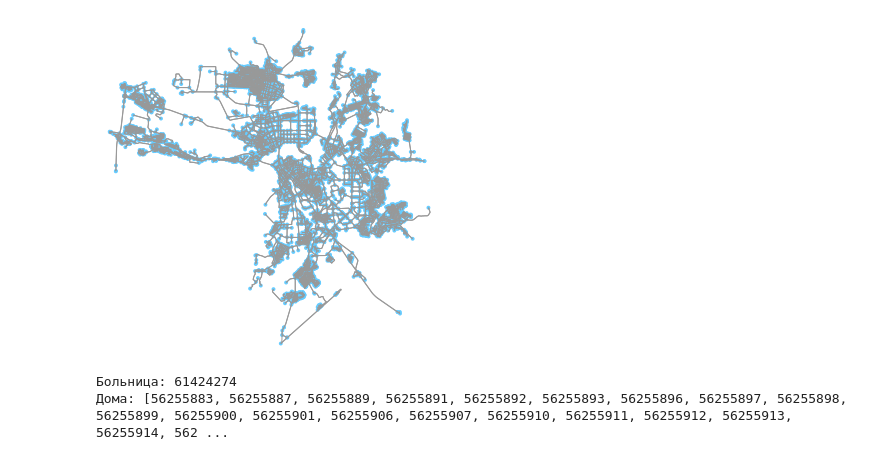
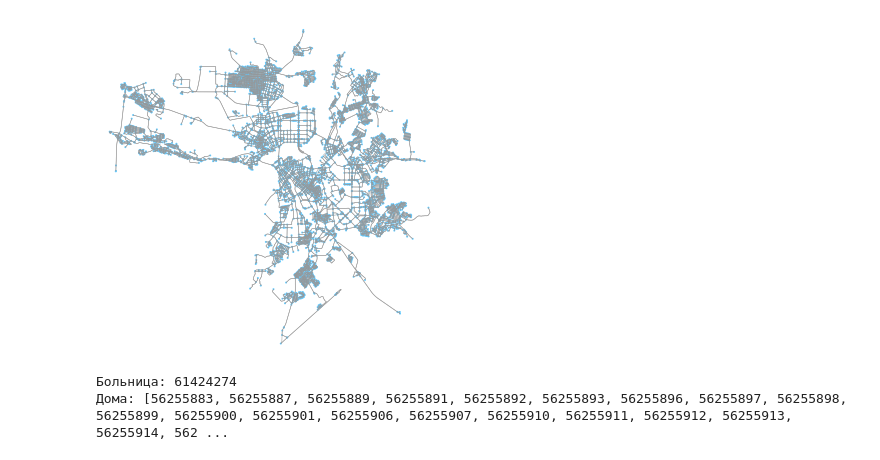
Before and after one commit to MilRoad/Graph-homework, a Jupyter notebook: Task2.ipynb, the cells around one changed output. Saved outputs shown, nothing was run; the diff lists cells and outputs as text; code cells hidden in the pictures.

```diff
--- a/Task2.ipynb
+++ b/Task2.ipynb
@@ -11,14 +11,12 @@ import matplotlib.pyplot as plt # для визуализации графа, д
 # %%
 place = {'city' : 'Kazan',
          'country' : 'Russia'}
 G = ox.graph_from_place(place, network_type='drive')
 
 
-fig, ax = ox.plot_graph(G)
-
-fig.savefig('Graph.png')
+fig, ax = ox.plot_graph(G, save=True, file_format='png', filename='graph_picture', edge_linewidth=0.5, node_size=4)
 # %% [output]
-[figure, old version]
+[figure, new version]
 # %%
 buildings = ox.footprints.footprints_from_place(place, footprint_type='building', retain_invalid=False, which_result=1)
 # %%
```
Also changed, not shown: parts of 1 cell of this notebook, 3 other files.
